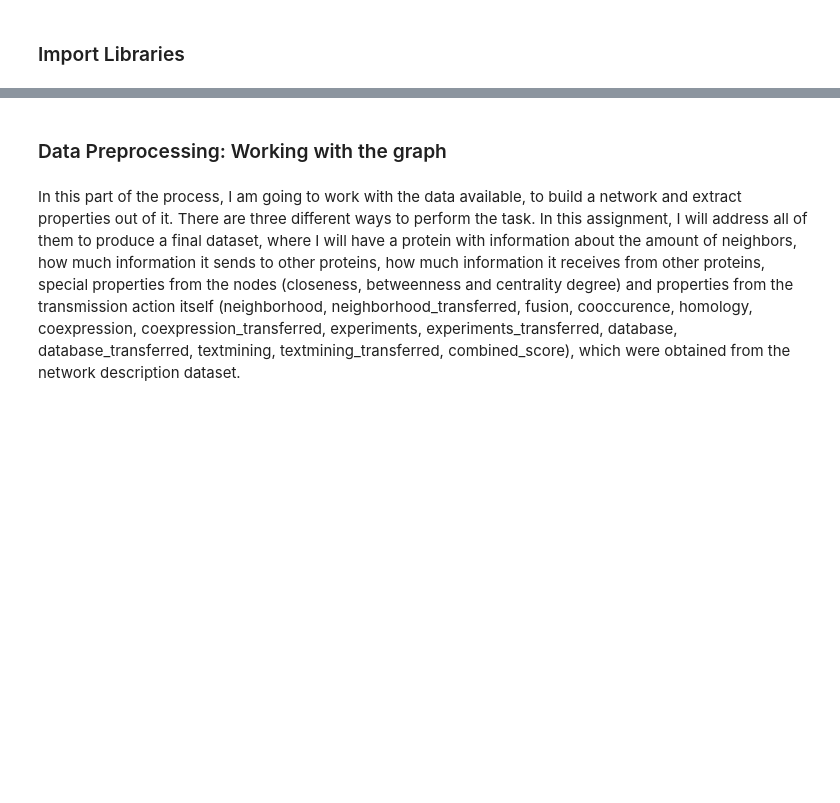
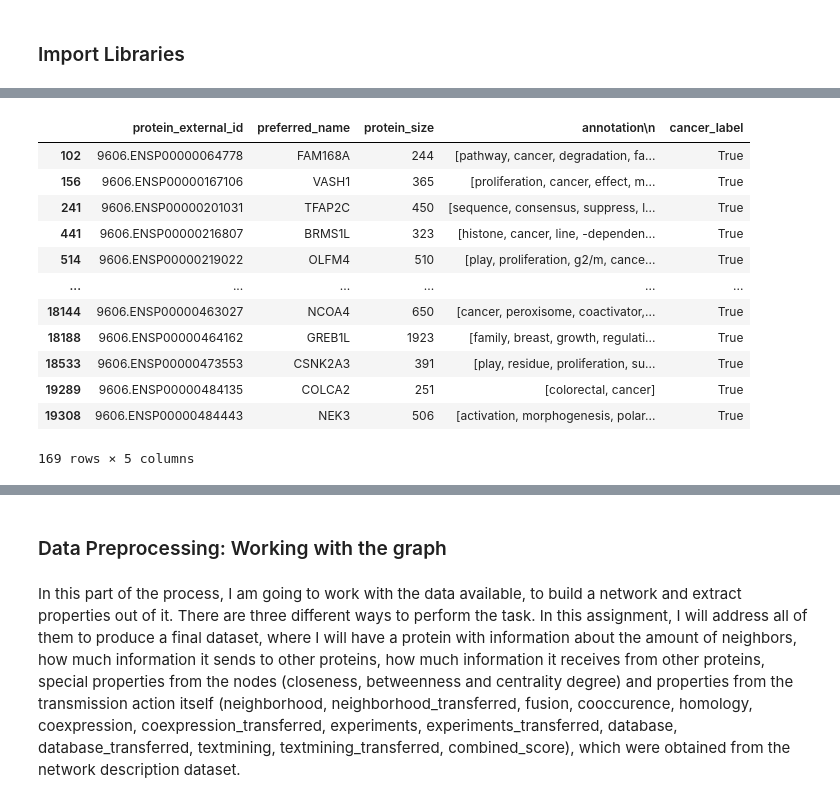
Before and after one commit to nonameforpirate2/DNA, a Jupyter notebook: NetworkAnalysis.ipynb, the cells around one changed output, grey strips where cells are left out. Saved outputs shown, nothing was run; the diff lists cells and outputs as text; code cells hidden in the pictures; blank space fills up the shorter version.

```diff
--- a/NetworkAnalysis.ipynb
+++ b/NetworkAnalysis.ipynb
@@ -224,0 +95,11 @@ proteinCancerFinal
+# %%
+# Stop words erasing
+proteinDescription['annotation\n'] = list(map(stopwords_txt,proteinDescription['annotation\n']))
+# %%
+# I want to identify classify the proteins which contain the word cancer.
+# Those I am going to add a cancer label indicator on the description to filter and then perform sentiment analysis
+# over the descriptions which contain the word cancer.
+proteinDescription['cancer_label'] = list(map(contains_cancer,proteinDescription['annotation\n']))
+#These are the proteins which are related to cancer by description, now I need to identify whether the content
+# is negative or positive.
+cancer_proteins = proteinDescription[proteinDescription['cancer_label'] == True]
@@ -224,0 +276,33 @@ proteinCancerFinal
+# %%
+def get_pos_tags(tags_descriptions):
+    array_dummy = []
+    for element in tags_descriptions:
+        tags = nltk.pos_tag(list(element))
+        array_dummy.append(tags)
+    return array_dummy
+def pos_tags_filter(tags_array):
+    array_dummy = []
+    for element in tags_array:
+        array_dummy.append([item[0] for item in element if item[1] == 'JJ' or item[1] == 'NN' or item[1] == 'RB'])
+    return array_dummy
+# %%
+#adding postag to my descriptions and filtering verbs.
+proteinDescription['annotation\n'] = get_pos_tags(proteinDescription['annotation\n'])
+#left the pos tag out of my array
+proteinDescription['annotation\n'] = pos_tags_filter(proteinDescription['annotation\n'])
+# %%
+proteinDescription[proteinDescription['cancer_label'] == True]
+# %% [output]
+|  | protein_external_id | preferred_name | protein_size | annotation\n | cancer_label |
+| 102 | 9606.ENSP00000064778 | FAM168A | 244 | [pathway, cancer, degradation, fa... | True |
+| 156 | 9606.ENSP00000167106 | VASH1 | 365 | [proliferation, cancer, effect, m... | True |
+| 241 | 9606.ENSP00000201031 | TFAP2C | 450 | [sequence, consensus, suppress, l... | True |
+| 441 | 9606.ENSP00000216807 | BRMS1L | 323 | [histone, cancer, line, -dependen... | True |
+| 514 | 9606.ENSP00000219022 | OLFM4 | 510 | [play, proliferation, g2/m, cance... | True |
+| ... | ... | ... | ... | ... | ... |
+| 18144 | 9606.ENSP00000463027 | NCOA4 | 650 | [cancer, peroxisome, coactivator,... | True |
+| 18188 | 9606.ENSP00000464162 | GREB1L | 1923 | [family, breast, growth, regulati... | True |
+| 18533 | 9606.ENSP00000473553 | CSNK2A3 | 391 | [play, residue, proliferation, su... | True |
+| 19289 | 9606.ENSP00000484135 | COLCA2 | 251 | [colorectal, cancer] | True |
+| 19308 | 9606.ENSP00000484443 | NEK3 | 506 | [activation, morphogenesis, polar... | True |
+169 rows × 5 columns
```
Also changed, not shown: parts of 70 cells of this notebook.
